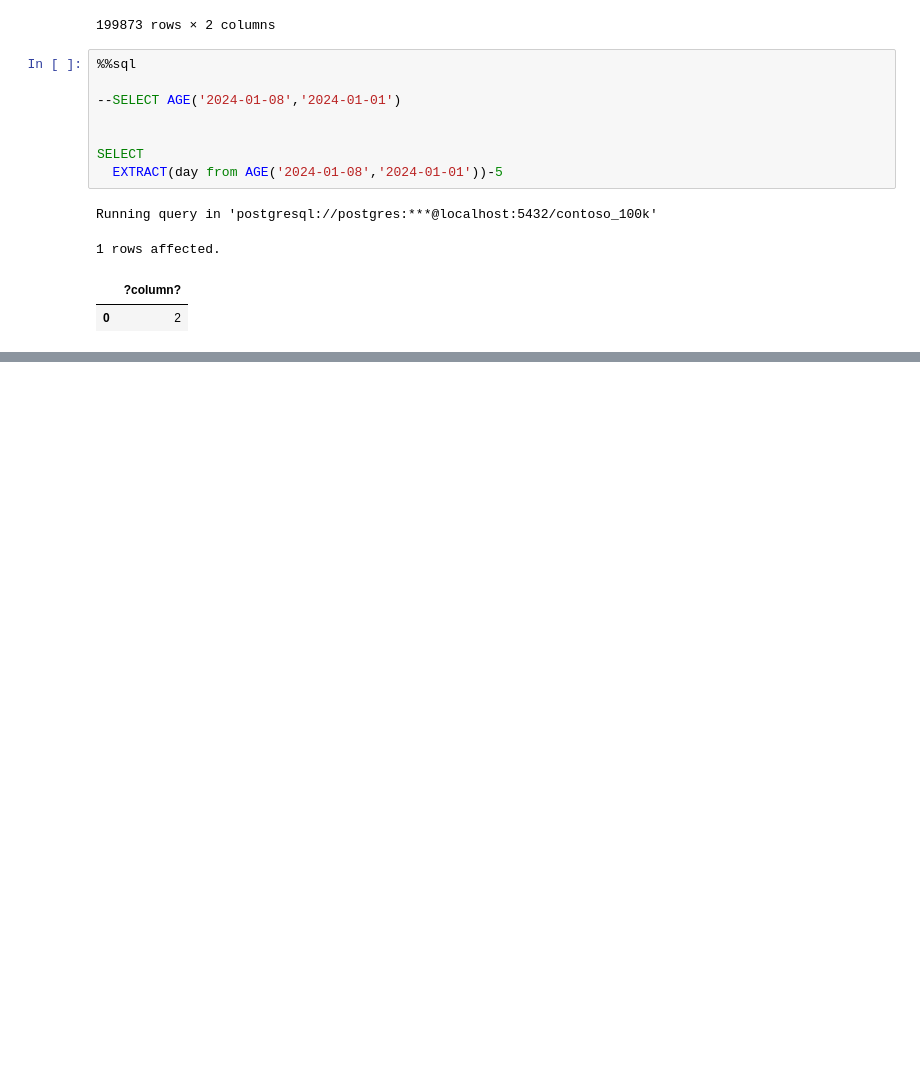
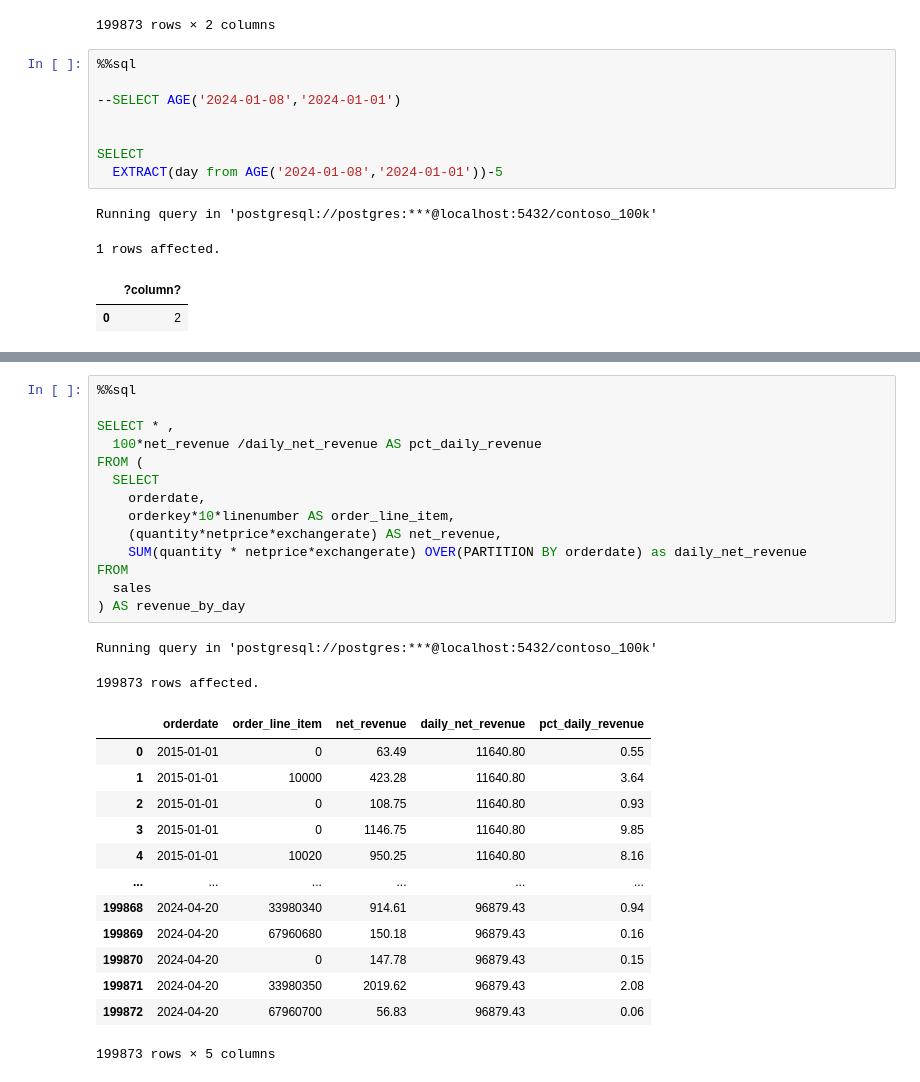
Before and after one commit to evanalyticsalex/SQL_for_Data_Analytics, a Jupyter notebook: Data_Analysis_SQL_Notebook.ipynb, the cells around one changed output, grey strips where cells are left out. Cells and saved outputs as stored; diff of their text form; blank space fills up the shorter version.

```diff
--- a/Data_Analysis_SQL_Notebook.ipynb
+++ b/Data_Analysis_SQL_Notebook.ipynb
@@ -966,0 +970,30 @@ _ = plt.ylabel('net_revenue')
+# %%
+%%sql
+
+SELECT * ,
+  100*net_revenue /daily_net_revenue AS pct_daily_revenue
+FROM (
+  SELECT
+    orderdate,
+    orderkey*10*linenumber AS order_line_item,
+    (quantity*netprice*exchangerate) AS net_revenue,
+    SUM(quantity * netprice*exchangerate) OVER(PARTITION BY orderdate) as daily_net_revenue
+FROM
+  sales
+) AS revenue_by_day
+# %% [output]
+Running query in 'postgresql://postgres:***@localhost:5432/contoso_100k'
+199873 rows affected.
+|  | orderdate | order_line_item | net_revenue | daily_net_revenue | pct_daily_revenue |
+| 0 | 2015-01-01 | 0 | 63.49 | 11640.80 | 0.55 |
+| 1 | 2015-01-01 | 10000 | 423.28 | 11640.80 | 3.64 |
+| 2 | 2015-01-01 | 0 | 108.75 | 11640.80 | 0.93 |
+| 3 | 2015-01-01 | 0 | 1146.75 | 11640.80 | 9.85 |
+| 4 | 2015-01-01 | 10020 | 950.25 | 11640.80 | 8.16 |
+| ... | ... | ... | ... | ... | ... |
+| 199868 | 2024-04-20 | 33980340 | 914.61 | 96879.43 | 0.94 |
+| 199869 | 2024-04-20 | 67960680 | 150.18 | 96879.43 | 0.16 |
+| 199870 | 2024-04-20 | 0 | 147.78 | 96879.43 | 0.15 |
+| 199871 | 2024-04-20 | 33980350 | 2019.62 | 96879.43 | 2.08 |
+| 199872 | 2024-04-20 | 67960700 | 56.83 | 96879.43 | 0.06 |
+199873 rows × 5 columns
```
Also changed, not shown: parts of 22 cells of this notebook.
